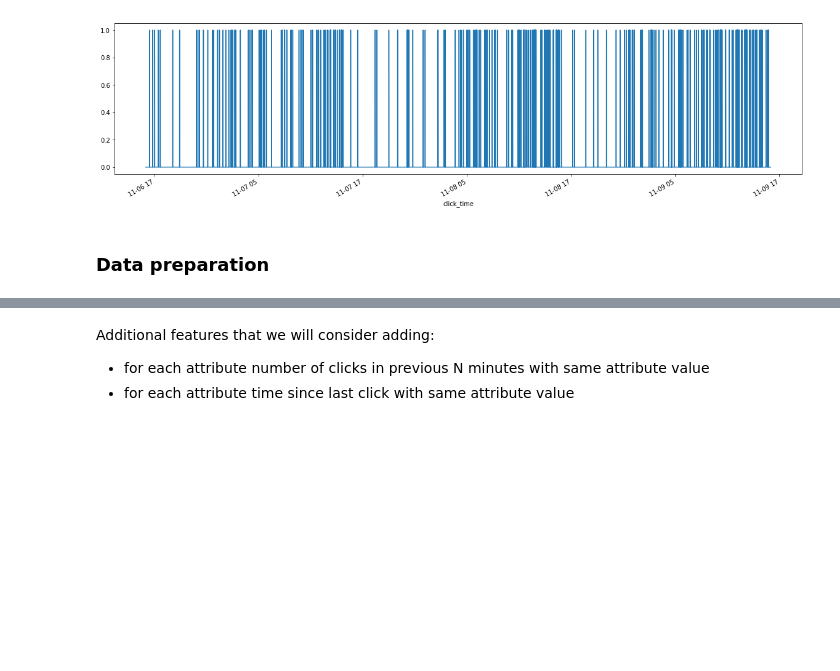
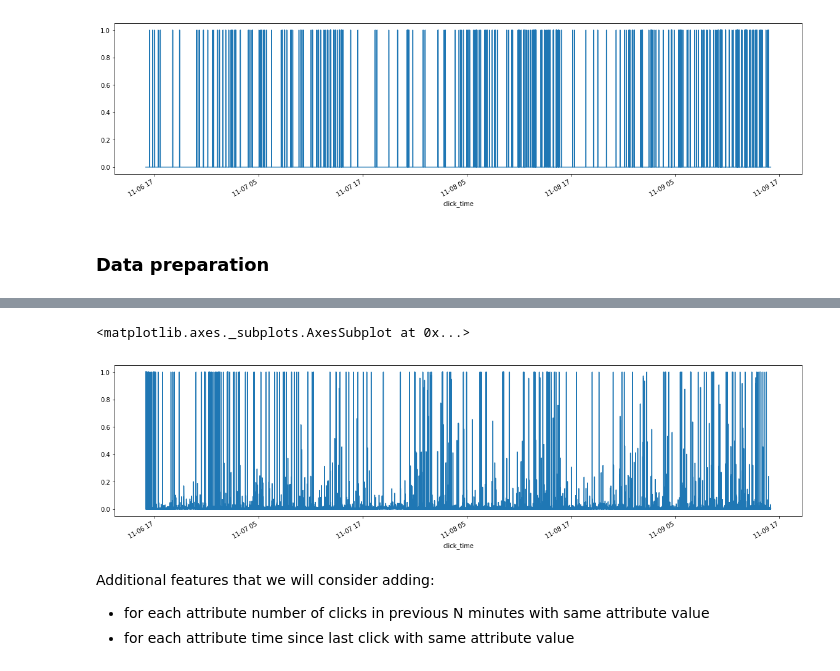
Before and after one commit to dkomlen/kaggle, a Jupyter notebook: talkingdata-adtracking-fraud-detection/fraud-detection.ipynb, the cells around one changed output, grey strips where cells are left out. Cells and saved outputs as stored; diff of their text form; code cells hidden in the pictures; blank space fills up the shorter version.

```diff
--- a/talkingdata-adtracking-fraud-detection/fraud-detection.ipynb
+++ b/talkingdata-adtracking-fraud-detection/fraud-detection.ipynb
@@ -150,3 +218,8 @@ test_X = prepare_dataset(dataset_test)
+# %%
+train_X['last_app'].plot(figsize=(20, 5))
+# %% [output]
+<matplotlib.axes._subplots.AxesSubplot at 0x...>
+[figure, added]
 # %% [markdown]
 Additional features that we will consider adding:
 - for each attribute number of clicks in previous N minutes with same attribute
```
Also changed, not shown: parts of 10 cells of this notebook, 1 other file.
